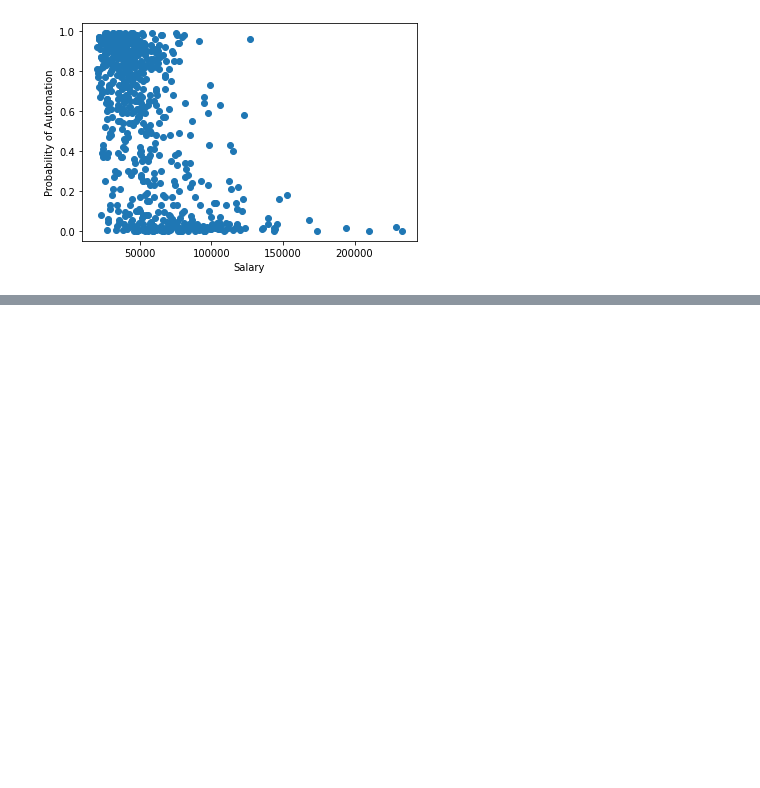
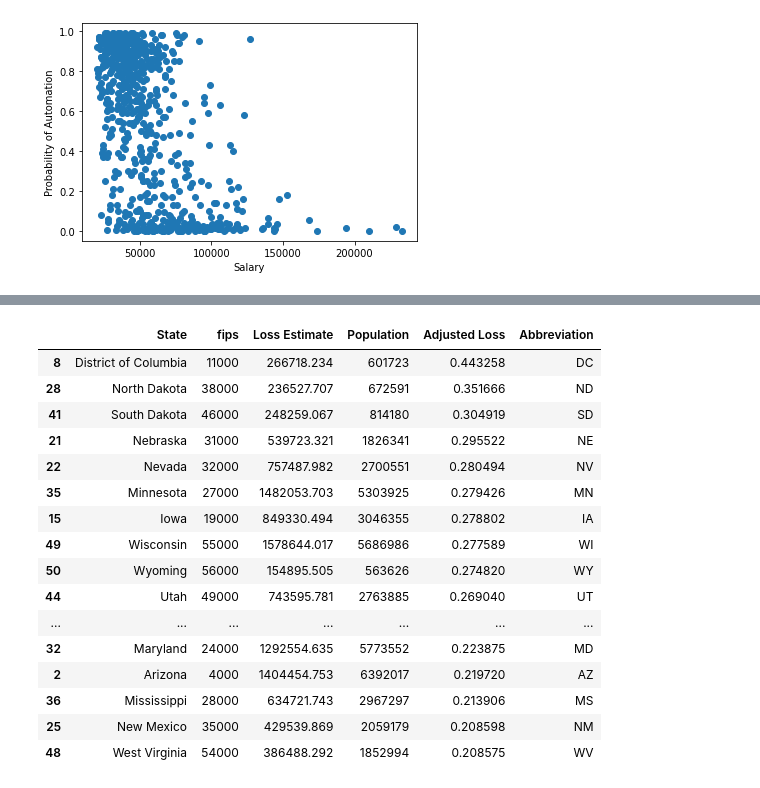
Before and after one commit to jaredloomis/automation-job-losses, a Jupyter notebook: src/Predicted US Job Losses Due to Automation.ipynb, the cells around one changed output, grey strips where cells are left out. Drawn from its saved outputs; the diff is of its cells as text; code cells hidden in the pictures; blank space fills up the shorter version.

```diff
--- a/src/Predicted US Job Losses Due to Automation.ipynb
+++ b/src/Predicted US Job Losses Due to Automation.ipynb
@@ -98,12 +98,31 @@ state_pops = pd.read_excel('../data/state-populations/state-populations.xlsx')
 # %%
 states_df = pd.DataFrame(columns=['State', 'fips', 'Loss Estimate', 'Population', 'Adjusted Loss'])
 fips_data = pd.read_csv('../data/state_and_county_fips_master.csv')
 states_df['State'] = states
 states_df['Abbreviation'] = pd.read_csv("https://raw.githubusercontent.com/jasonong/List-of-US-States/master/states.csv")["Abbreviation"]
 states_df['fips'] = states_df['State'].apply(lambda state: fips_data[fips_data['name'] == state.upper()]['fips'].mean()).astype(int)
 states_df['Population'] = states_df['State'].apply(lambda state: state_pops[state_pops['State'] == state][2020].mean()).astype(int)
 states_df['Loss Estimate'] = states_df['State'].apply(lambda state: (all_data['Probability'] * all_data[state]).sum()).astype(float)
 states_df['Adjusted Loss'] = states_df['Loss Estimate'] / states_df['Population']
+states_df.sort_values('Adjusted Loss', ascending=False)
+# %% [output]
+|  | State | fips | Loss Estimate | Population | Adjusted Loss | Abbreviation |
+| 8 | District of Columbia | 11000 | 266718.234 | 601723 | 0.443258 | DC |
+| 28 | North Dakota | 38000 | 236527.707 | 672591 | 0.351666 | ND |
+| 41 | South Dakota | 46000 | 248259.067 | 814180 | 0.304919 | SD |
+| 21 | Nebraska | 31000 | 539723.321 | 1826341 | 0.295522 | NE |
+| 22 | Nevada | 32000 | 757487.982 | 2700551 | 0.280494 | NV |
+| 35 | Minnesota | 27000 | 1482053.703 | 5303925 | 0.279426 | MN |
+| 15 | Iowa | 19000 | 849330.494 | 3046355 | 0.278802 | IA |
+| 49 | Wisconsin | 55000 | 1578644.017 | 5686986 | 0.277589 | WI |
+| 50 | Wyoming | 56000 | 154895.505 | 563626 | 0.274820 | WY |
+| 44 | Utah | 49000 | 743595.781 | 2763885 | 0.269040 | UT |
+| ... | ... | ... | ... | ... | ... | ... |
+| 32 | Maryland | 24000 | 1292554.635 | 5773552 | 0.223875 | MD |
+| 2 | Arizona | 4000 | 1404454.753 | 6392017 | 0.219720 | AZ |
+| 36 | Mississippi | 28000 | 634721.743 | 2967297 | 0.213906 | MS |
+| 25 | New Mexico | 35000 | 429539.869 | 2059179 | 0.208598 | NM |
+| 48 | West Virginia | 54000 | 386488.292 | 1852994 | 0.208575 | WV |
 # %%
 fig = px.choropleth(locations=states_df['Abbreviation'], locationmode="USA-states", color=states_df['Adjusted Loss'], scope="usa")
 fig.show()
```
Also changed, not shown: parts of 8 cells of this notebook.
